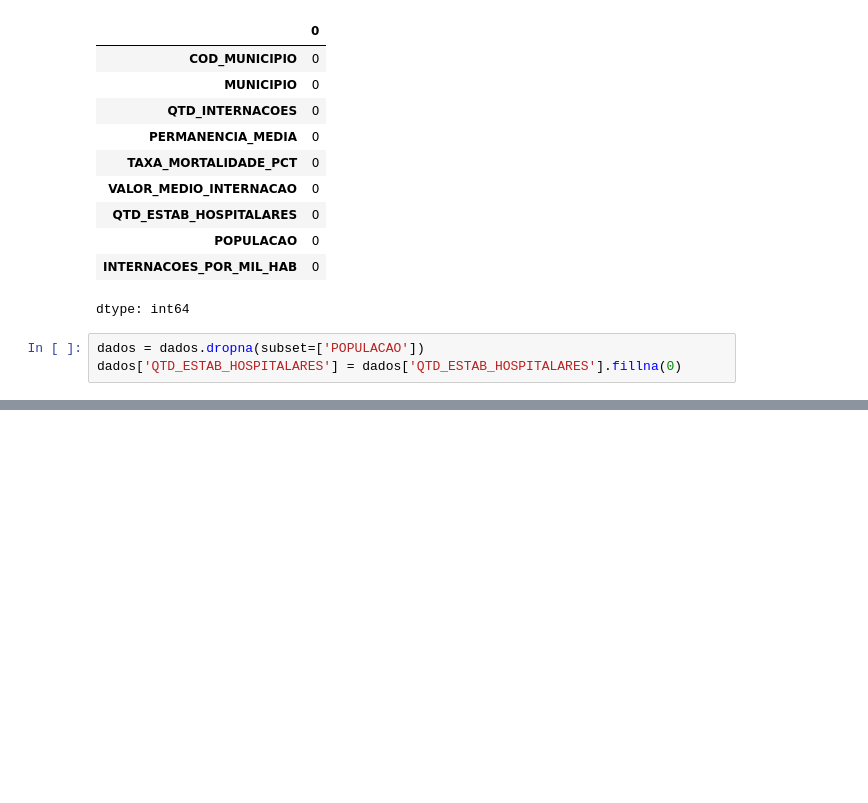
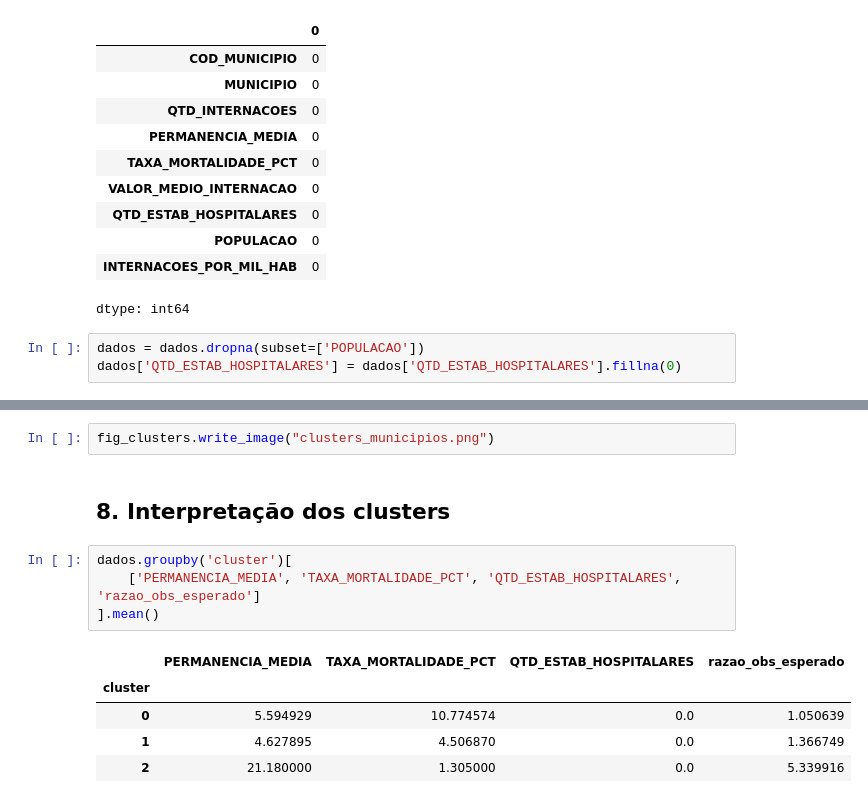
Before and after one commit to Melissa-Etes/Sprint2_grupo54, a Jupyter notebook: EC_Sprint2_HospiDataSUS_Clusterizacao_Grupo54.ipynb, the cells around one changed output, grey strips where cells are left out. Drawn from its saved outputs; the diff is of its cells as text; blank space fills up the shorter version.

```diff
--- a/EC_Sprint2_HospiDataSUS_Clusterizacao_Grupo54.ipynb
+++ b/EC_Sprint2_HospiDataSUS_Clusterizacao_Grupo54.ipynb
@@ -255,0 +193,14 @@ features.head()
+# %%
+fig_clusters.write_image("clusters_municipios.png")
+# %% [markdown]
+## 8. Interpretação dos clusters
+# %%
+dados.groupby('cluster')[
+    ['PERMANENCIA_MEDIA', 'TAXA_MORTALIDADE_PCT', 'QTD_ESTAB_HOSPITALARES', 'razao_obs_esperado']
+].mean()
+# %% [output]
+|  | PERMANENCIA_MEDIA | TAXA_MORTALIDADE_PCT | QTD_ESTAB_HOSPITALARES | razao_obs_esperado |
+| cluster |  |  |  |  |
+| 0 | 5.594929 | 10.774574 | 0.0 | 1.050639 |
+| 1 | 4.627895 | 4.506870 | 0.0 | 1.366749 |
+| 2 | 21.180000 | 1.305000 | 0.0 | 5.339916 |
```
Also changed, not shown: parts of 53 cells of this notebook.
